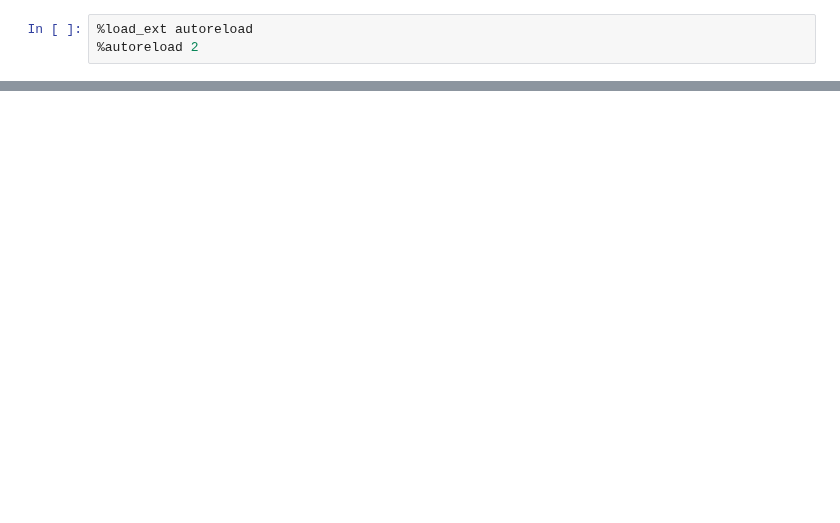
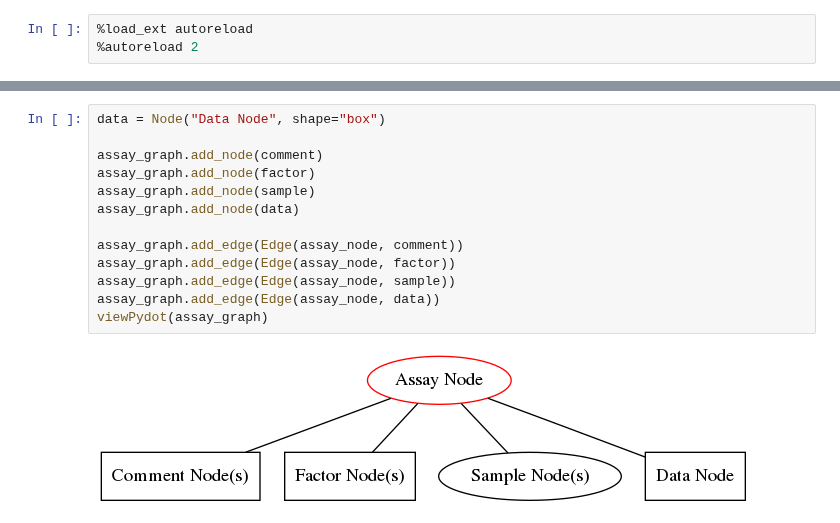
Before and after one commit to biggstd/isaDream, a Jupyter notebook: dev_notebooks/Model_Design.ipynb, the cells around one changed output, grey strips where cells are left out. Saved outputs shown, nothing was run; the diff lists cells and outputs as text; blank space fills up the shorter version.

```diff
--- a/dev_notebooks/Model_Design.ipynb
+++ b/dev_notebooks/Model_Design.ipynb
@@ -91,0 +88,15 @@ class Node(Common)
+# %%
+data = Node("Data Node", shape="box")
+
+assay_graph.add_node(comment)
+assay_graph.add_node(factor)
+assay_graph.add_node(sample)
+assay_graph.add_node(data)
+
+assay_graph.add_edge(Edge(assay_node, comment))
+assay_graph.add_edge(Edge(assay_node, factor))
+assay_graph.add_edge(Edge(assay_node, sample))
+assay_graph.add_edge(Edge(assay_node, data))
+viewPydot(assay_graph)
+# %% [output]
+[figure, added]
```
Also changed, not shown: parts of 39 cells of this notebook, 9 other files.
